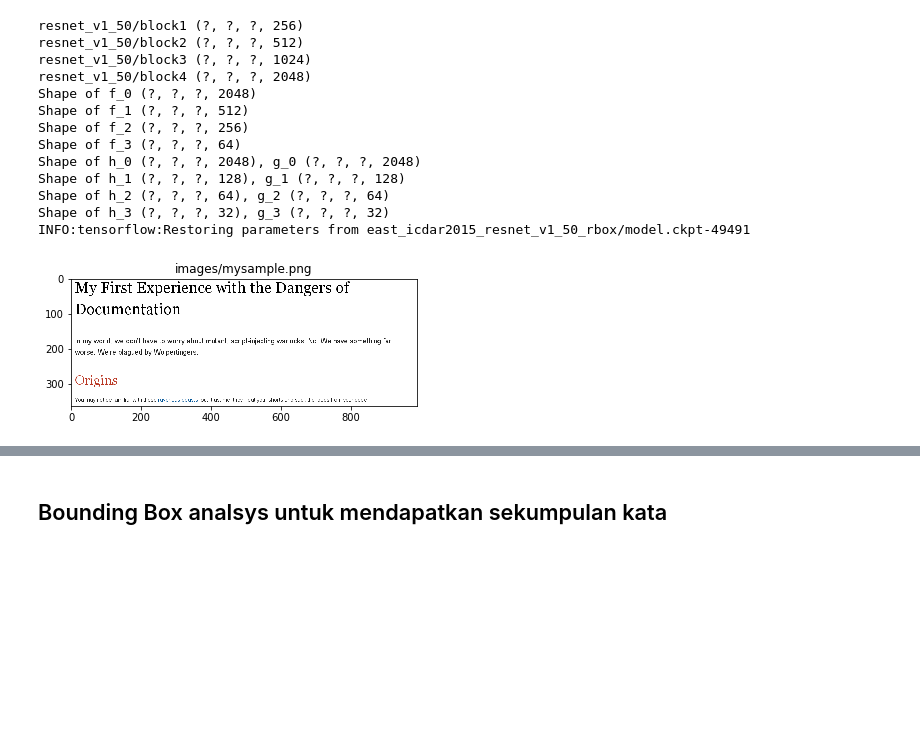
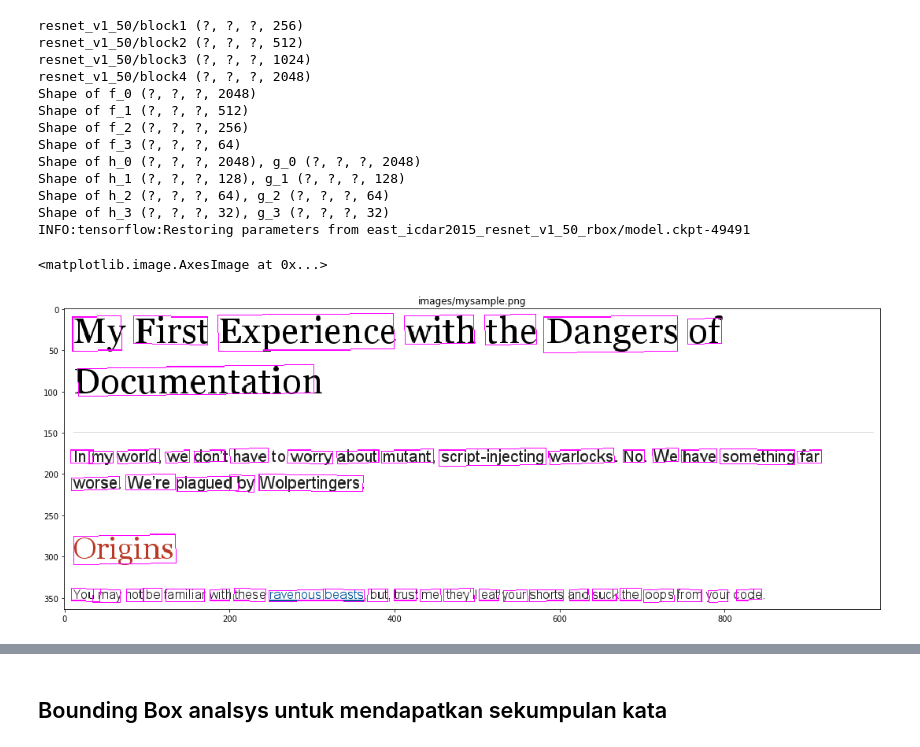
Before and after one commit to mhilmiasyrofi/sentence-recognition, a Jupyter notebook: Sentence Recognizer.ipynb, the cells around one changed output, grey strips where cells are left out. Drawn from its saved outputs; the diff is of its cells as text; code cells hidden in the pictures; blank space fills up the shorter version.

```diff
--- a/Sentence Recognizer.ipynb
+++ b/Sentence Recognizer.ipynb
@@ -34,10 +34,9 @@ from east.eval import resize_image, sort_poly, detect
 checkpoint_path = "east_icdar2015_resnet_v1_50_rbox/"
 
 input_images = tf.placeholder(tf.float32, shape=[None, None, None, 3], name='input_images')
+
 global_step = tf.get_variable('global_step', [], initializer=tf.constant_initializer(0), trainable=False)
-
 f_score, f_geometry = model.model(input_images, is_training=False)
-
 variable_averages = tf.train.ExponentialMovingAverage(0.997, global_step)
 saver = tf.train.Saver(variable_averages.variables_to_restore())
 
@@ -71,7 +70,7 @@ def draw_illu(illu, rst):
         d = np.array([t['x0'], t['y0'], t['x1'], t['y1'], t['x2'],
                       t['y2'], t['x3'], t['y3']], dtype='int32')
         d = d.reshape(-1, 2)
-        cv2.polylines(illu, [d], isClosed=True, color=(255, 255, 0))
+        cv2.polylines(illu, [d], isClosed=True, color=(255, 0, 255))
     return illu
 
 def predictor(img):
@@ -143,36 +142,38 @@ Shape of h_3 (?, ?, ?, 32), g_3 (?, ?, ?, 32)
 INFO:tensorflow:Restoring parameters from east_icdar2015_resnet_v1_50_rbox/model.ckpt-49491
 # %%
 import matplotlib.pyplot as plt
-
-im_name = "images/mysample.png"
-
-img = cv2.imread(im_name)
-img = cv2.cvtColor(img, cv2.COLOR_BGR2RGB)
-fig = plt.figure()
-ax1 = fig.add_axes((0.1, 0.2, 0.8, 0.7))
-ax1.set_title(im_name)
-plt.imshow(img)
-rst = predictor(img)
-
 
 def get_boxes_east(rst) :
     bbox = []
     for t in rst['text_lines']:
         d = np.array([t['x0'], t['y0'], t['x1'], t['y1'], t['x2'],
                       t['y2'], t['x3'], t['y3']], dtype='int32')
         d = d.reshape(-1, 2)
         min_x = min(d[0][0], d[3][0])
         min_y = min(d[0][1], d[1][1])
         max_x = max(d[1][0], d[2][0])
         max_y = max(d[2][1], d[3][1])
         if min_x >= 0 and min_y >= 0 and max_x >= 0 and max_y >= 0 :
             bbox.append([min_x, min_y, max_x, max_y])
 
     return bbox
 
+im_name = "images/mysample.png"
+# im_name = "images/check.png"
+# im_name = "images/street1.jpg"
+
+img = cv2.imread(im_name)
+img = cv2.cvtColor(img, cv2.COLOR_BGR2RGB)
+rst = predictor(img)
 bbox = get_boxes_east(rst)
+img = draw_illu(img, rst)
+fig = plt.figure(figsize=(18, 16))
+ax1 = fig.add_axes((0.1, 0.2, 0.8, 0.7))
+ax1.set_title(im_name)
+plt.imshow(img)
 # %% [output]
+<matplotlib.image.AxesImage at 0x...>
-[figure, old version]
+[figure, new version]
 # %%
 imgs = []
 img = cv2.imread(im_name)
```
Also changed, not shown: parts of 7 cells of this notebook.
